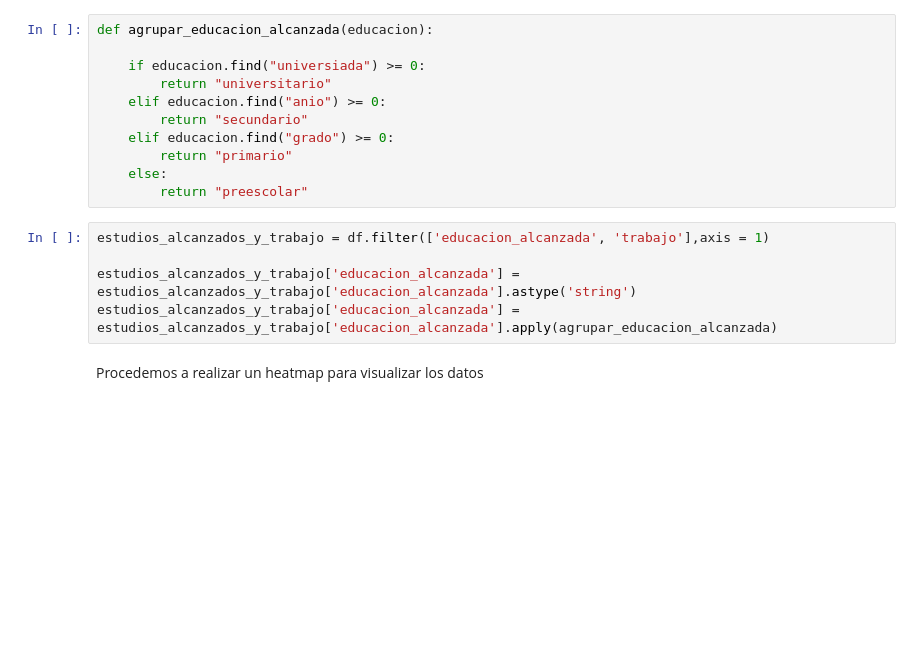
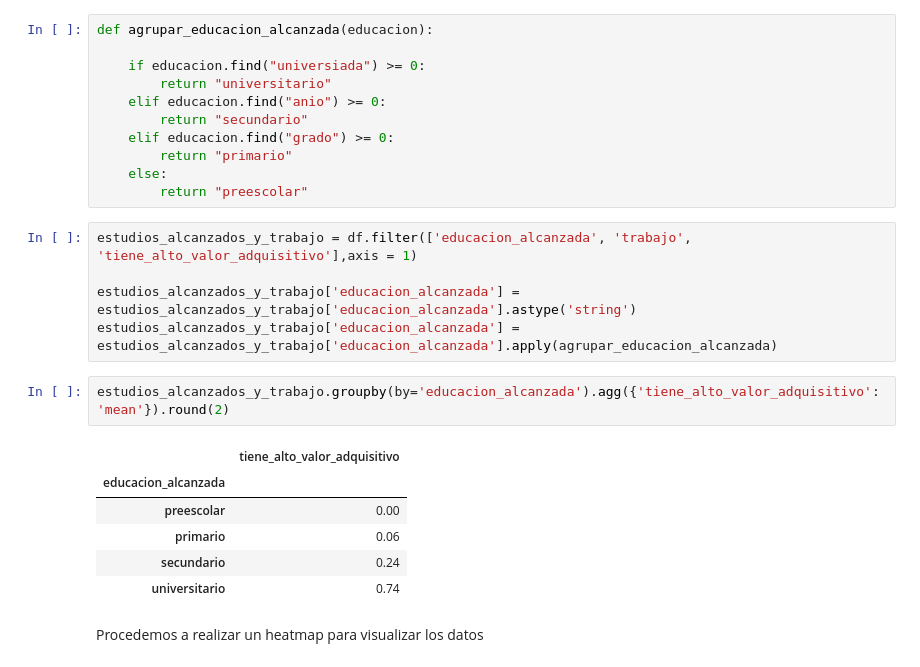
Before and after one commit to solfonte/TP1-OrganizacionDeDatos, a Jupyter notebook: TPparte1.ipynb, the cells around one changed output. Cells and saved outputs as stored; diff of their text form; blank space fills up the shorter version.

```diff
--- a/TPparte1.ipynb
+++ b/TPparte1.ipynb
@@ -317,10 +318,19 @@ def agrupar_educacion_alcanzada(educacion):
     else:
         return "preescolar"
 # %%
-estudios_alcanzados_y_trabajo = df.filter(['educacion_alcanzada', 'trabajo'],axis = 1)
+estudios_alcanzados_y_trabajo = df.filter(['educacion_alcanzada', 'trabajo', 'tiene_alto_valor_adquisitivo'],axis = 1)
 
 estudios_alcanzados_y_trabajo['educacion_alcanzada'] = estudios_alcanzados_y_trabajo['educacion_alcanzada'].astype('string')
 estudios_alcanzados_y_trabajo['educacion_alcanzada'] = estudios_alcanzados_y_trabajo['educacion_alcanzada'].apply(agrupar_educacion_alcanzada)
+# %%
+estudios_alcanzados_y_trabajo.groupby(by='educacion_alcanzada').agg({'tiene_alto_valor_adquisitivo':'mean'}).round(2)
+# %% [output]
+|  | tiene_alto_valor_adquisitivo |
+| educacion_alcanzada |  |
+| preescolar | 0.00 |
+| primario | 0.06 |
+| secundario | 0.24 |
+| universitario | 0.74 |
 # %% [markdown]
 Procedemos a realizar un heatmap para visualizar los datos
 # %%
```
Also changed, not shown: parts of 16 cells of this notebook.
